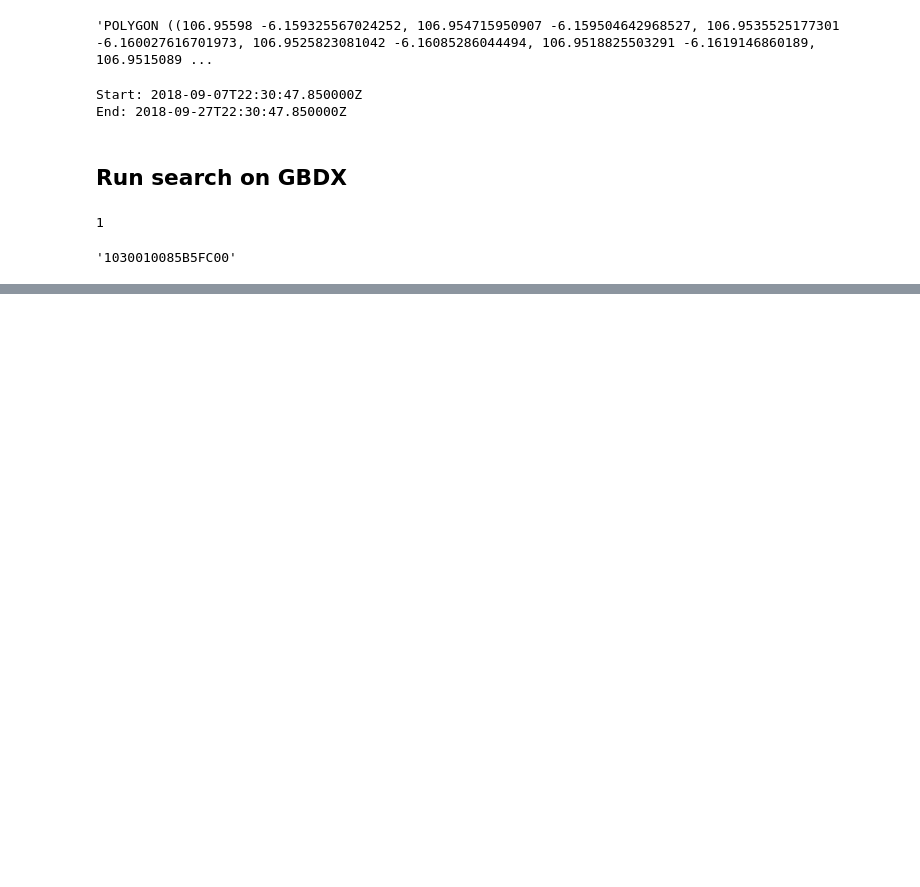
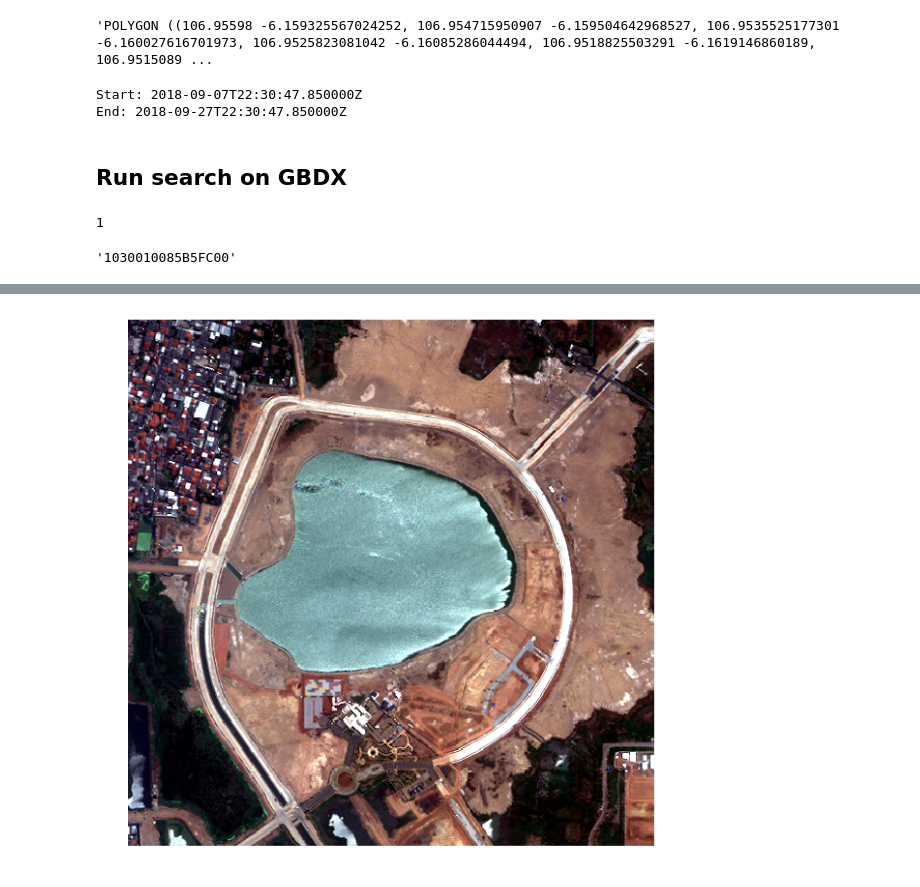
Before and after one commit to krakchris/GCW_toolkit, a Jupyter notebook: GEE_GBDX_local/GEE_get_point_values_GBDX_integration_example.ipynb, the cells around one changed output, grey strips where cells are left out. Drawn from its saved outputs; the diff is of its cells as text; code cells hidden in the pictures; blank space fills up the shorter version.

Commit message:
fixed catalogimage call

```diff
--- a/GEE_GBDX_local/GEE_get_point_values_GBDX_integration_example.ipynb
+++ b/GEE_GBDX_local/GEE_get_point_values_GBDX_integration_example.ipynb
@@ -300,3 +300,5 @@ catalog_id
 # %%
 
 bbox = env.inputs.get('bbox', ', '.join(map(str, geom.bounds)))
+
+bbox = env.inputs.get('bbox', bbox)
@@ -316,7 +310,9 @@ TypeError: box() takes from 4 to 5 positional arguments but 78 were given
 
 try:
     print("try to get image from GBDX...")
-    img = CatalogImage(image_id, bbox=bbox)
+    image = CatalogImage(image_id, bbox=map(float, bbox.split(",")))
+
+    print("uccess")
 except:
 
     print("check if image is ordered... ")
@@ -346,0 +341,6 @@ image error
+# %%
+# Get timestamp
+time_image = image.metadata["image"]["acquisitionDate"]
+
+# convert timestamp to datetime timestamp format
+time_image = datetime.datetime.strptime(time_image, "%Y-%m-%dT%H:%M:%S.%fZ")
@@ -346,0 +349,10 @@ image error
+# %%
+print("World View image taken on {}".format( image.metadata["image"]["acquisitionDate"]))
+print('Time difference between highes water and image is: ', time_image - t_max)
+
+image.plot(w=10, h=10)
+
+# Transform dask array to array
+image_array = image.read()
+data = image_array
+# %% [output]
@@ -346,0 +361 @@ image error
+[figure, added]
```
Also changed, not shown: parts of 6 cells of this notebook, 3 other files.
